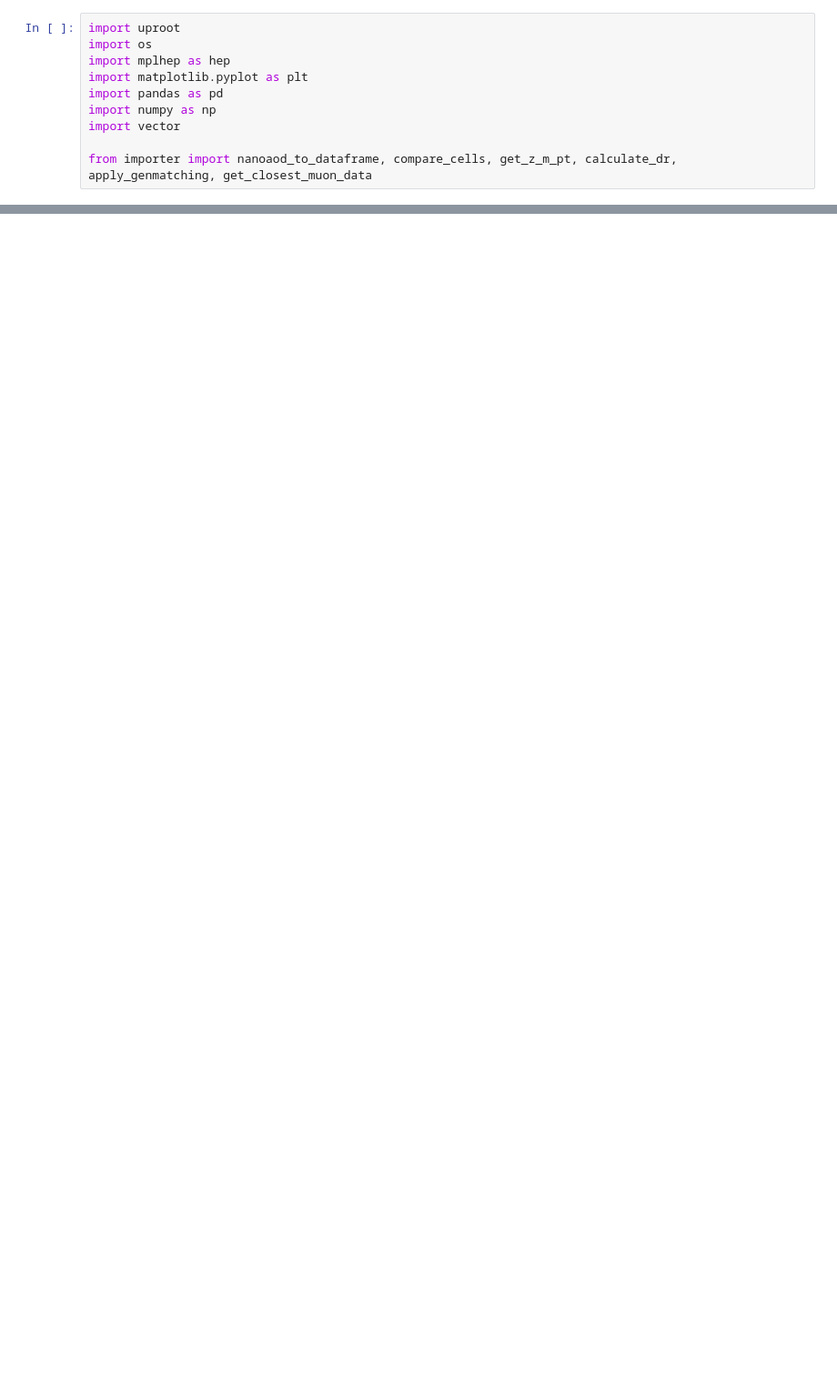
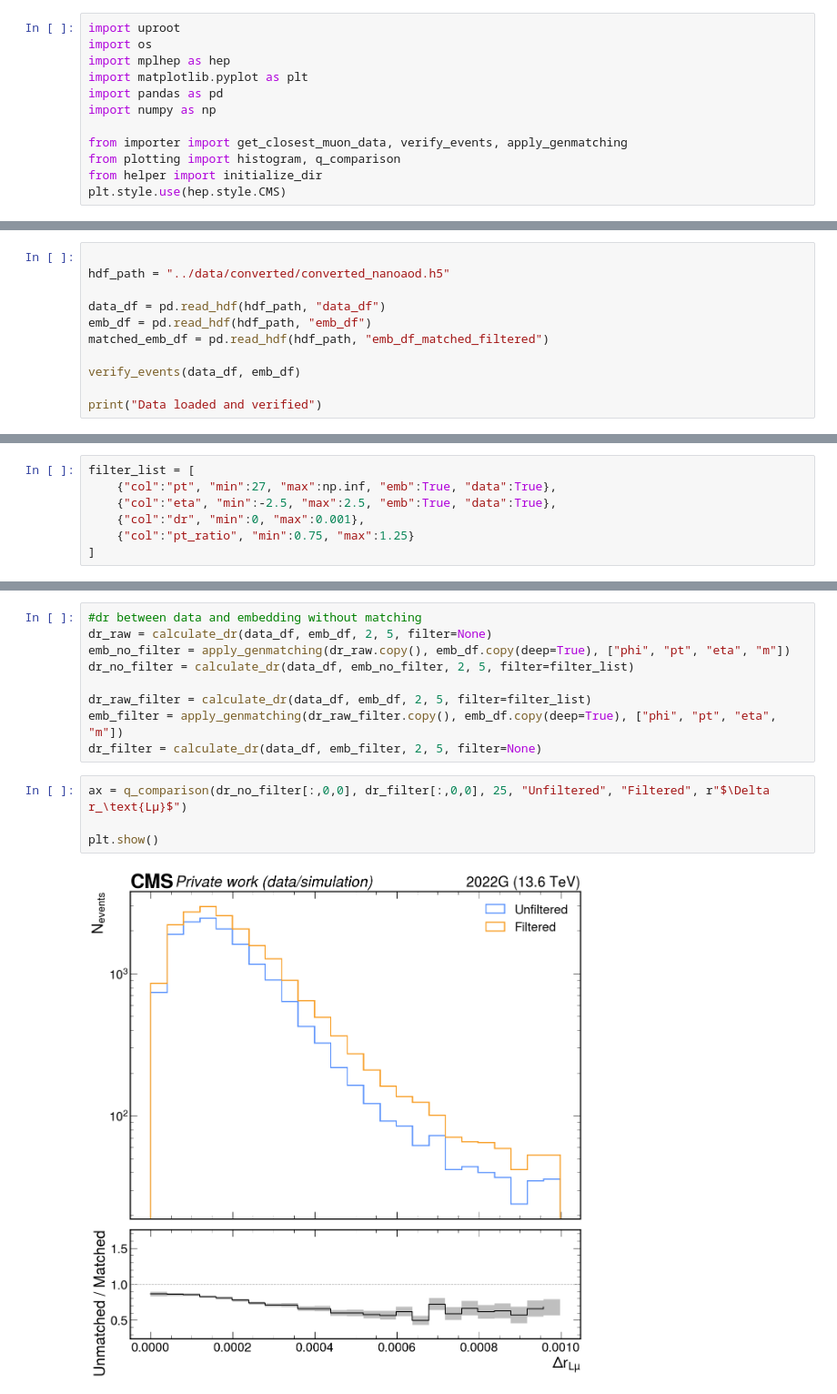
Before and after one commit to KIT-CMS/TauEmbeddingValidation, a Jupyter notebook: scripts/test.ipynb, the cells around one changed output, grey strips where cells are left out. Shown: that part at 91% size. Drawn from its saved outputs; the diff is of its cells as text; blank space fills up the shorter version.

Commit message:
Updated dr calculation and matching

```diff
--- a/scripts/test.ipynb
+++ b/scripts/test.ipynb
@@ -5,6 +5,8 @@ import mplhep as hep
 import matplotlib.pyplot as plt
 import pandas as pd
 import numpy as np
-import vector
 
-from importer import nanoaod_to_dataframe, compare_cells, get_z_m_pt, calculate_dr, apply_genmatching, get_closest_muon_data
+from importer import get_closest_muon_data, verify_events, apply_genmatching
+from plotting import histogram, q_comparison
+from helper import initialize_dir
+plt.style.use(hep.style.CMS)
@@ -117,0 +13,11 @@ plt.show()
+# %%
+
+hdf_path = "../data/converted/converted_nanoaod.h5"
+
+data_df = pd.read_hdf(hdf_path, "data_df")
+emb_df = pd.read_hdf(hdf_path, "emb_df")
+matched_emb_df = pd.read_hdf(hdf_path, "emb_df_matched_filtered")
+
+verify_events(data_df, emb_df)
+
+print("Data loaded and verified")
@@ -117,0 +26,7 @@ plt.show()
+# %%
+filter_list = [
+    {"col":"pt", "min":27, "max":np.inf, "emb":True, "data":True},
+    {"col":"eta", "min":-2.5, "max":2.5, "emb":True, "data":True},
+    {"col":"dr", "min":0, "max":0.001},
+    {"col":"pt_ratio", "min":0.75, "max":1.25}
+]
@@ -117,0 +146,15 @@ plt.show()
+# %%
+#dr between data and embedding without matching
+dr_raw = calculate_dr(data_df, emb_df, 2, 5, filter=None)
+emb_no_filter = apply_genmatching(dr_raw.copy(), emb_df.copy(deep=True), ["phi", "pt", "eta", "m"])
+dr_no_filter = calculate_dr(data_df, emb_no_filter, 2, 5, filter=filter_list)
+
+dr_raw_filter = calculate_dr(data_df, emb_df, 2, 5, filter=filter_list)
+emb_filter = apply_genmatching(dr_raw_filter.copy(), emb_df.copy(deep=True), ["phi", "pt", "eta", "m"])
+dr_filter = calculate_dr(data_df, emb_filter, 2, 5, filter=None)
+# %%
+ax = q_comparison(dr_no_filter[:,0,0], dr_filter[:,0,0], 25, "Unfiltered", "Filtered", r"$\Delta r_\text{Lµ}$")
+
+plt.show()
+# %% [output]
+[figure, added]
```
Also changed, not shown: parts of 14 cells of this notebook, 5 other files.
